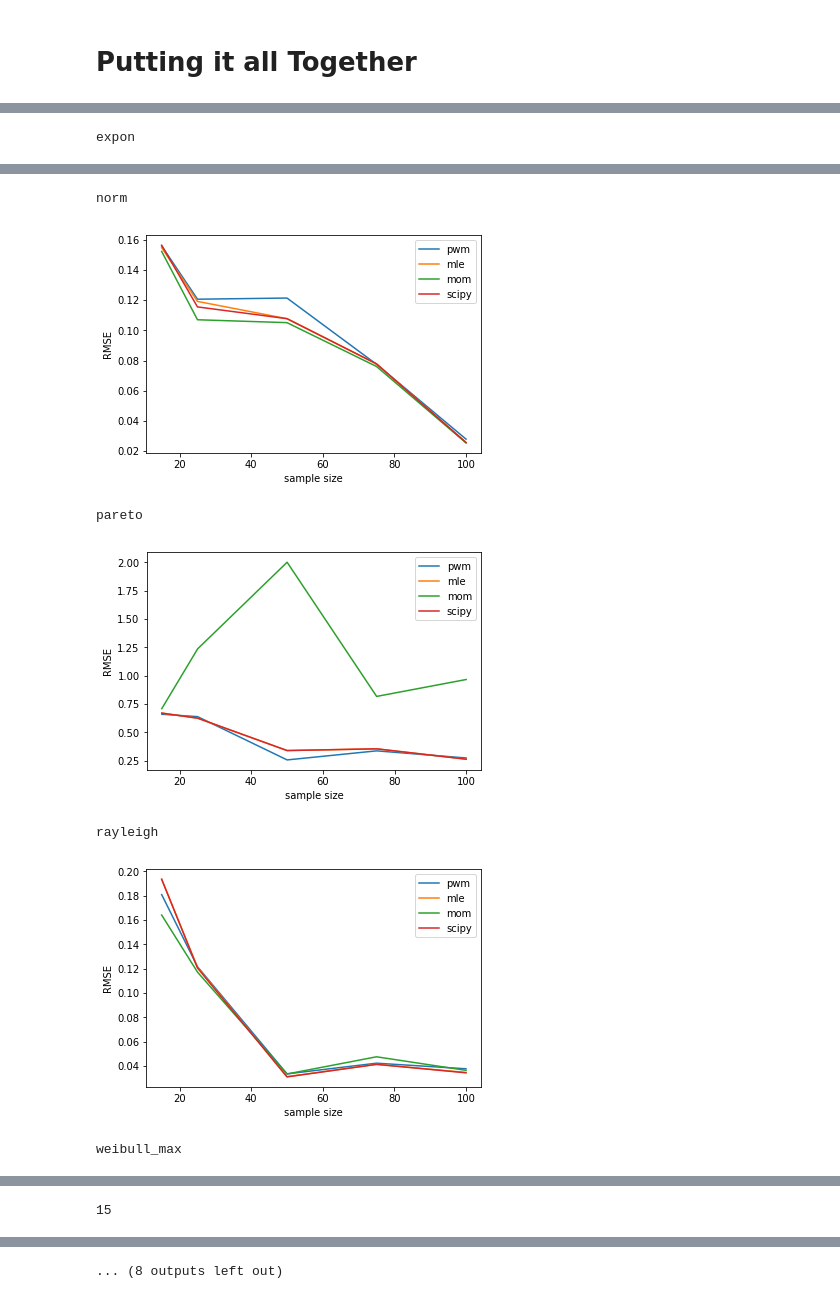
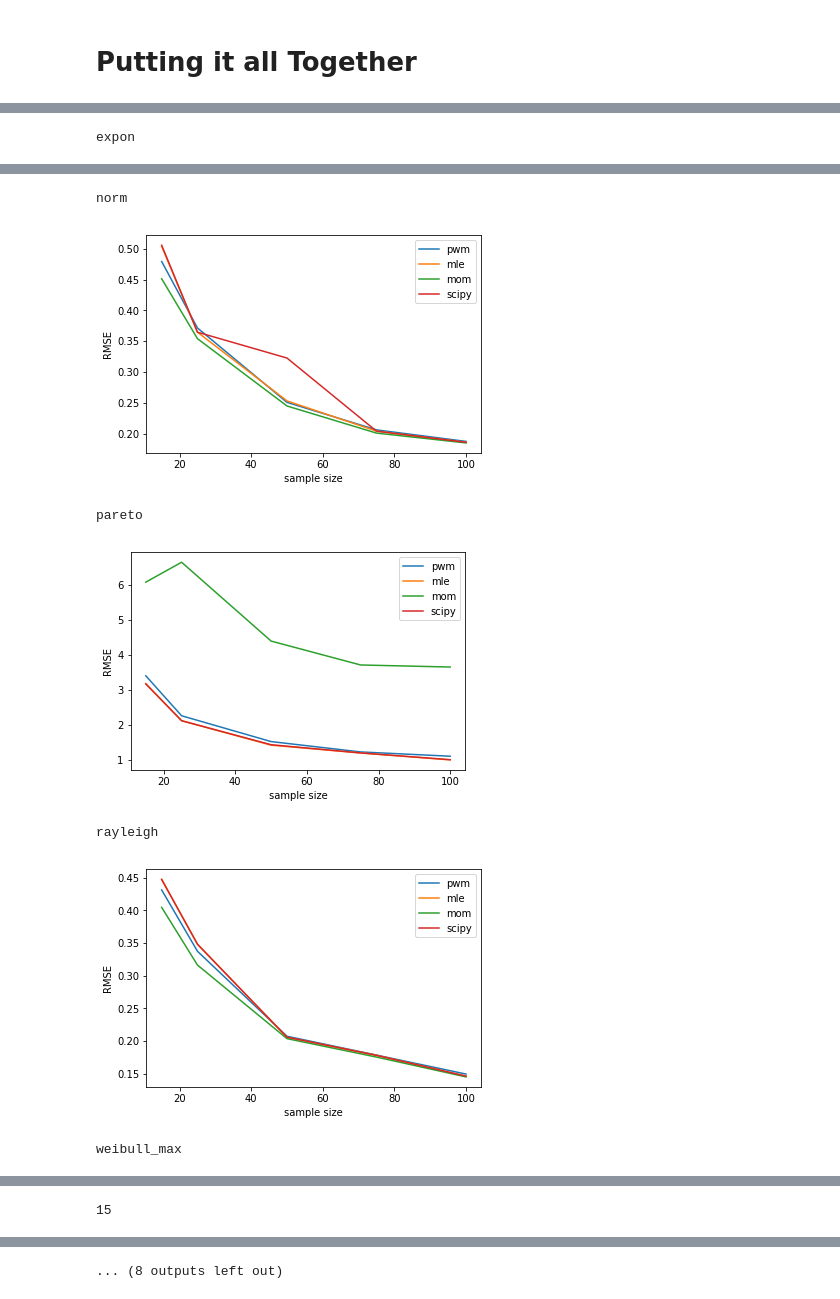
Before and after one commit to cleap/ctsp, a Jupyter notebook: emma.ipynb, the cells around one changed output, grey strips where cells are left out. Cells and saved outputs as stored; diff of their text form; code cells hidden in the pictures.

```diff
--- a/emma.ipynb
+++ b/emma.ipynb
@@ -127,11 +127,11 @@ def mom_fit(samples):
 # EMMA data generation
 
 dists = ['norm', 'pareto', 'expon', 'rayleigh', 'weibull_max']
-locs = [0] #[0, 10]
-scales = [1] #[1, 5]
+locs = [0, 10]
+scales = [1, 5]
 sample_sizes = [15, 25, 50, 75, 100]
 nodes = [50]
-iterations = 10
+iterations = 100
 
 phi = 0.570376002
 emma_columns = ['dist','param','loc','scale','sample size','nodes','iteration',
@@ -208,14 +211,18 @@ for df in dfs:
     plt.ylabel('RMSE')
     plt.show()
 
+
+length = len(dists)
+ind = np.arange(length)
+width = 0.2
 dfs = emma_df.groupby(['sample size'])
 for df in dfs:
     print(df[0])
-    for method in ['pwm','mle','mom','scipy']:
+    for i,method in enumerate(['pwm','mle','mom','scipy']):
         temp_df = pd.DataFrame({'dist': df[1]['dist'], method: df[1][method + ' emv'], 'emma': df[1]['emma emv']})
         temp_df['se'] = np.subtract(temp_df[method],temp_df['emma'])**2
         rmse = np.sqrt(temp_df.groupby(['dist']).mean()['se'])
-        plt.plot(rmse,label=method)
+        plt.bar(ind + i*width,rmse,width,label=method,tick_label=rmse.index.tolist())
     plt.legend()
     plt.xlabel('dist')
     plt.ylabel('RMSE')
@@ -226,7 +233,7 @@ expon
 norm
-[figure, old version]
+[figure, new version]
 pareto
-[figure, old version]
+[figure, new version]
 rayleigh
-[figure, old version]
+[figure, new version]
 weibull_max
```
Also changed, not shown: parts of 5 cells of this notebook, 1 other file.
